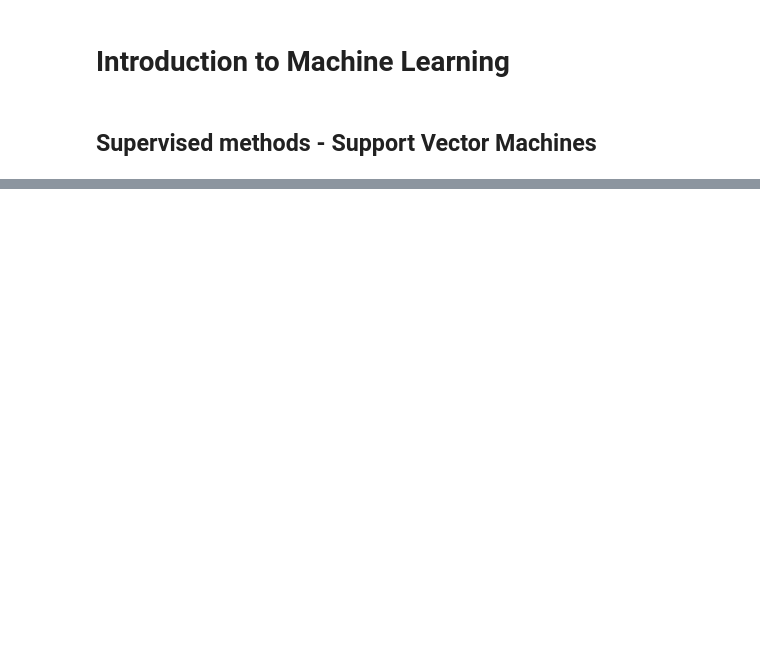
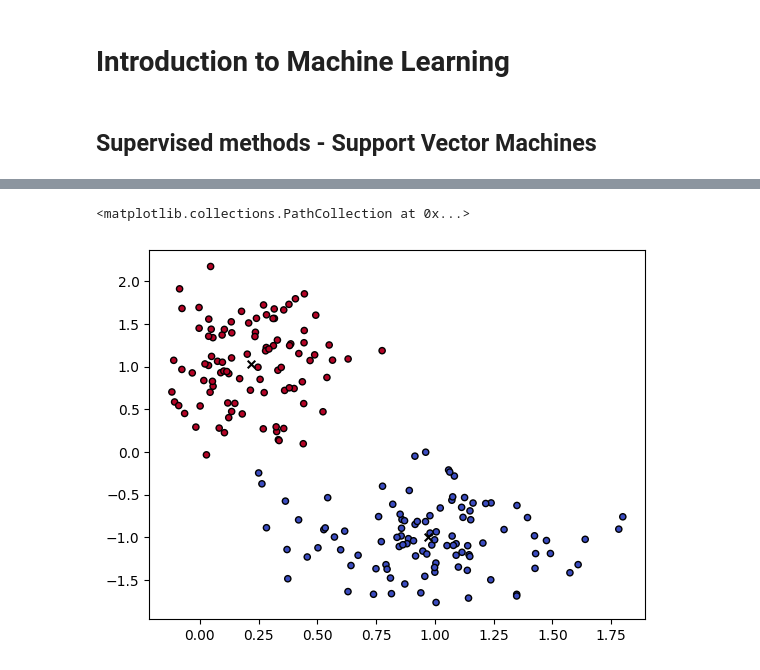
Before and after one commit to ramav87/Introduction-to-Python, a Jupyter notebook: Notebooks/Intro to ML.ipynb, the cells around one changed output, grey strips where cells are left out. Saved outputs shown, nothing was run; the diff lists cells and outputs as text; code cells hidden in the pictures; blank space fills up the shorter version.

```diff
--- a/Notebooks/Intro to ML.ipynb
+++ b/Notebooks/Intro to ML.ipynb
@@ -58,0 +152,10 @@ Score: 0.98
+# %%
+cluster_centers = km.cluster_centers_
+km_labels = km.labels_
+# %%
+fig, axes = plt.subplots()
+axes.scatter(all_points[0,:], all_points[1,:], c=km_labels, cmap=plt.cm.coolwarm, s=20, edgecolors='k')
+axes.scatter(cluster_centers[:,0], cluster_centers[:,1], marker = 'x', facecolor = 'k', s=30)
+# %% [output]
+<matplotlib.collections.PathCollection at 0x...>
+[figure, added]
```
Also changed, not shown: parts of 9 cells of this notebook.
